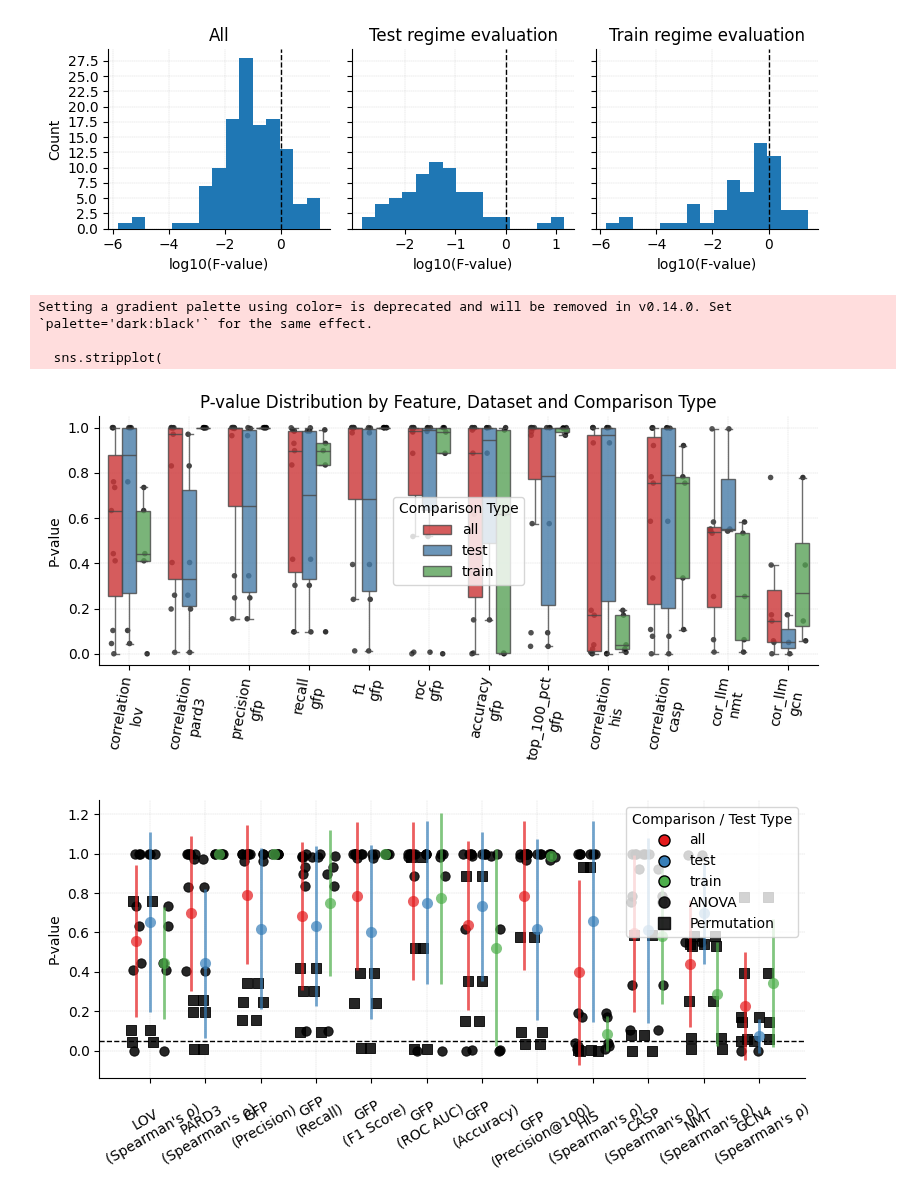
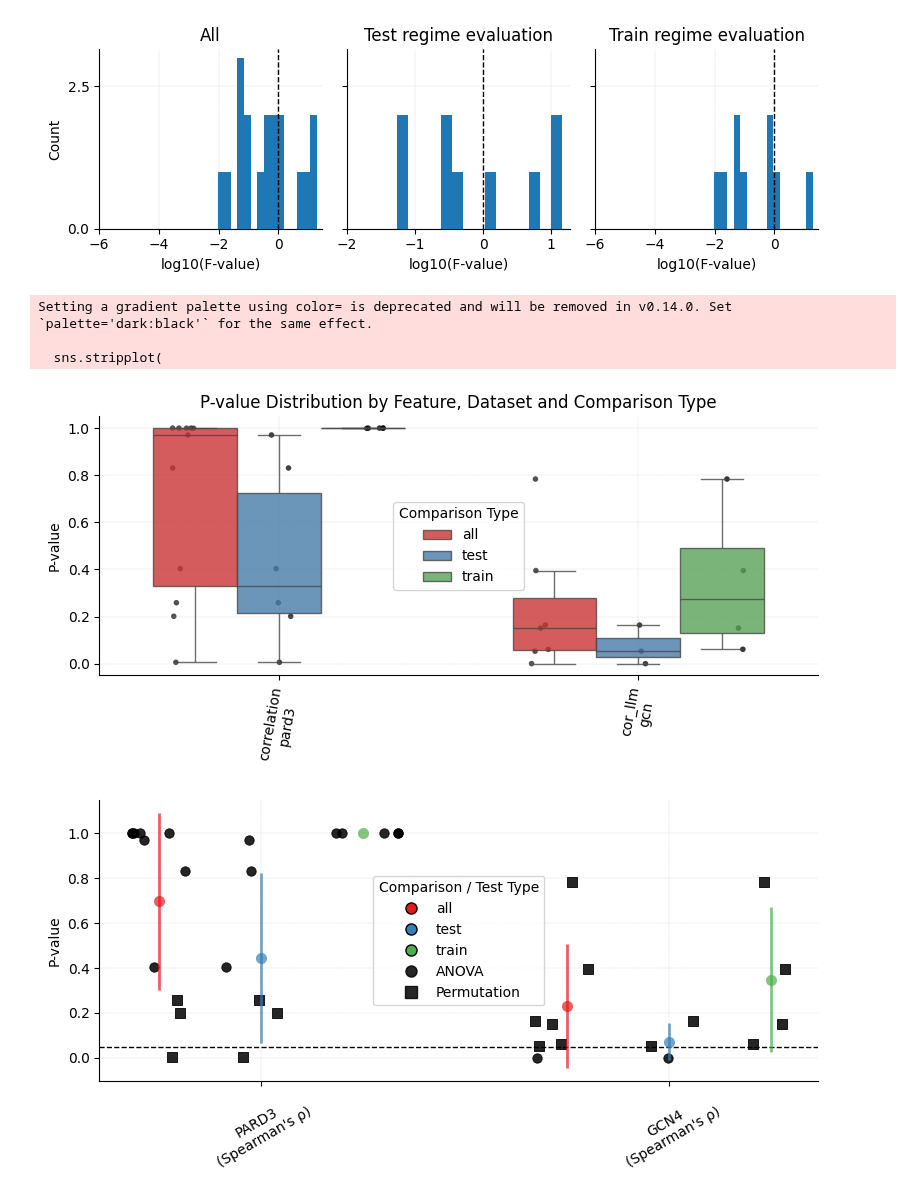
Before and after one commit to drprfitay/fitness_learning, a Jupyter notebook: notebooks/analysis_of_variance.ipynb, the cells around one changed output. Cells and saved outputs as stored; diff of their text form; code cells hidden in the pictures.

```diff
--- a/notebooks/analysis_of_variance.ipynb
+++ b/notebooks/analysis_of_variance.ipynb
@@ -280,19 +280,11 @@ anova_agg = {
 }
 # %%
 by_subsample_datasets = [
-    "lov",
     "pard3",
-    "gfp",
-    "his",
-    "casp"
     ]
 
 features_per_dataset = {
-    "gfp": ["precision", "recall", "f1", "roc", "accuracy", "top_100_pct"],
-    "lov": ["correlation"],
     "pard3": ["correlation"],
-    "his": ["correlation"],
-    "casp": ["correlation"]
 }
 
 all_dfs = []
@@ -545,8 +414,7 @@ gcn_test = [6, 7, 8]
 # %%
 factors = ["model_name", "budget", "max_muts_in_train"]
 
-vars_and_func = {"gcn4" : lambda v: v.median(),
-                 "nmt" : lambda v: np.percentile(v, 85)}#,
+vars_and_func = {"gcn4" : lambda v: v.median()}#,
 
 
 discretized_parameter_scale = {"esm_35m": "0_100",
@@ -563,7 +431,7 @@ discretized_parameter_scale = {"esm_35m": "0_100",
 
 results = []
 
-all_sets = [("gcn4", gcn_sets), ("nmt", nmt_sets)]
+all_sets = [("gcn4", gcn_sets)]
 
 for dataset_name, sets in all_sets:
     for held_out_set, df_tmp in sets.items():
@@ -903,4 +683,4 @@ plt.tight_layout()
 plt.savefig(os.path.join(fig_path, "f_value_distribution_new.svg"))
 plt.show()
 # %% [output]
-[figure, old version]
+[figure, new version]
@@ -1026,18 +769,13 @@ plt.show()
 Setting a gradient palette using color= is deprecated and will be removed in v0.14.0. Set `palette='dark:black'` for the same effect.
 
   sns.stripplot(
-[figure, old version]
+[figure, new version]
 # %%
 
 # Consistent naming as in file_context_0
 final_pvalue_df = final_pvalue_df.copy()
-final_pvalue_df.loc[final_pvalue_df["dataset"] == "gfp", "dataset"] = "GFP"
 final_pvalue_df.loc[final_pvalue_df["dataset"] == "pard3", "dataset"] = "PARD3"
-final_pvalue_df.loc[final_pvalue_df["dataset"] == "nmt", "dataset"] = "NMT"
 final_pvalue_df.loc[final_pvalue_df["dataset"] == "gcn", "dataset"] = "GCN4"
-final_pvalue_df.loc[final_pvalue_df["dataset"] == "lov", "dataset"] = "LOV"
-final_pvalue_df.loc[final_pvalue_df["dataset"] == "his", "dataset"] = "HIS"
-final_pvalue_df.loc[final_pvalue_df["dataset"] == "casp", "dataset"] = "CASP"
 
 plt.figure(figsize=(8, 4))
 
@@ -1192,34 +930,34 @@ for tt in ordered_types:
                 linestyle='None',
                 label=label_dict[tt]
             )
         )
 
 # Add also the comparison type legend by overlaying points of the main colors
 comp_type_legend = [
     Line2D(
         [0], [0],
         marker='o',
         color='w',
         markerfacecolor=color_map[comp_type],
         markeredgecolor="black",
         markersize=8,
         linestyle='None',
         label=comp_type
     )
     for comp_type in comparison_types
 ]
 
 plt.legend(
     handles=comp_type_legend + custom_legend,
     title="Comparison / Test Type",
     loc='best'
 )
 plt.tight_layout()
 # Save the figure to the specified figure path as SVG with font type saved as 'font'
 plt.savefig(os.path.join(fig_path, "pvalue_dist_non_corrected_new.svg"), format="svg")
 plt.show()
 # %% [output]
-[figure, old version]
+[figure, new version]
 # %%
 # Perform FDR correction on the P_value column, add as new column 'FDR_corrected'
 final_pvalue_df["FDR_corrected"] = fdr_bh(final_pvalue_df["P_value"].values)
```
Also changed, not shown: parts of 36 cells of this notebook, 16 other files.
